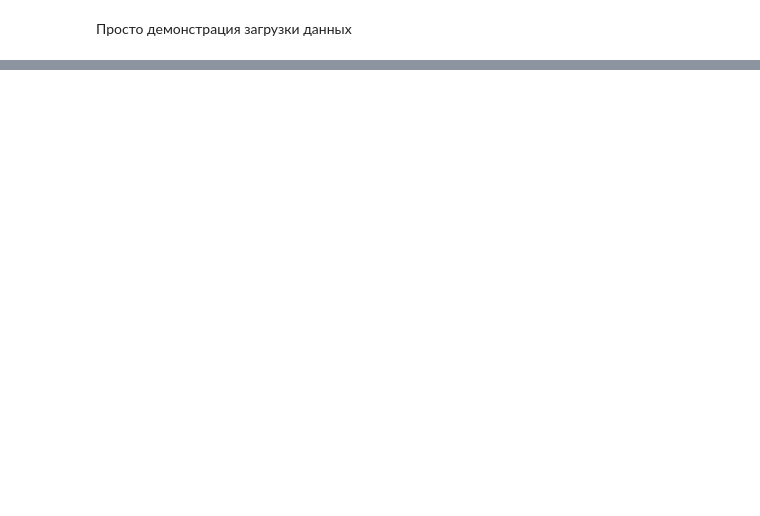
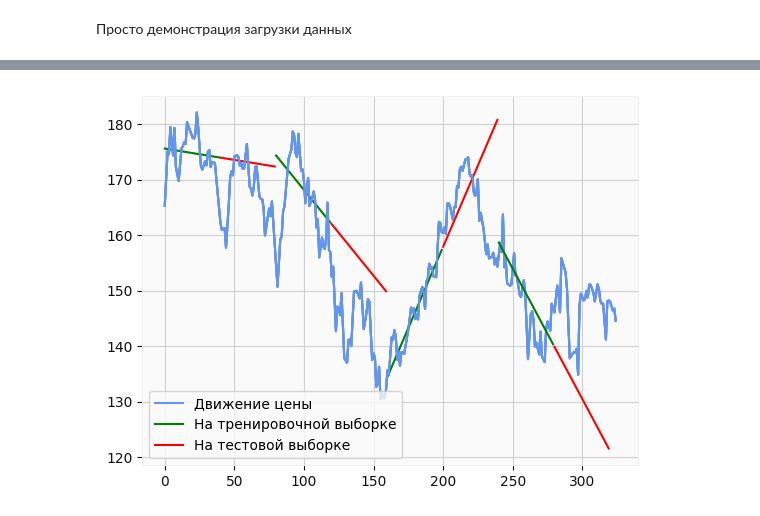
Before and after one commit to DmitryjVeselyj/Stocks_Analyzer, a Jupyter notebook: example.ipynb, the cells around one changed output, grey strips where cells are left out. Saved outputs shown, nothing was run; the diff lists cells and outputs as text; code cells hidden in the pictures; blank space fills up the shorter version.

```diff
--- a/example.ipynb
+++ b/example.ipynb
@@ -33,0 +38,23 @@ time
+# %%
+regressor = TheilSenRegressor()
+x = range(df.shape[0])
+y = df['close']
+n_intervals = 4
+
+step = len(x) // (n_intervals * 2)
+for i in range(0, n_intervals * 2,2):
+    x_train = np.array(x[step * i:step * (i + 1)]).reshape(-1,1)
+    y_train = y[step * i:step * (i + 1)]
+    x_test = np.array(x[step * (i + 1):step * (i+2)]).reshape(-1,1)
+    regressor.fit(x_train,y_train)
+    y_tr = regressor.predict(x_train)
+    y_pred = regressor.predict(x_test)
+    plt.plot(x,y, color = 'cornflowerblue')
+    plt.plot(x_train,y_tr, color = 'green')
+    plt.plot(x_test,y_pred, color = 'red')
+
+plt.axis('tight')
+plt.legend(loc='lower left', labels = ['Движение цены', 'На тренировочной выборке', 'На тестовой выборке'])
+plt.show()
+# %% [output]
+[figure, added]
```
Also changed, not shown: parts of 2 cells of this notebook, 2 other files.
